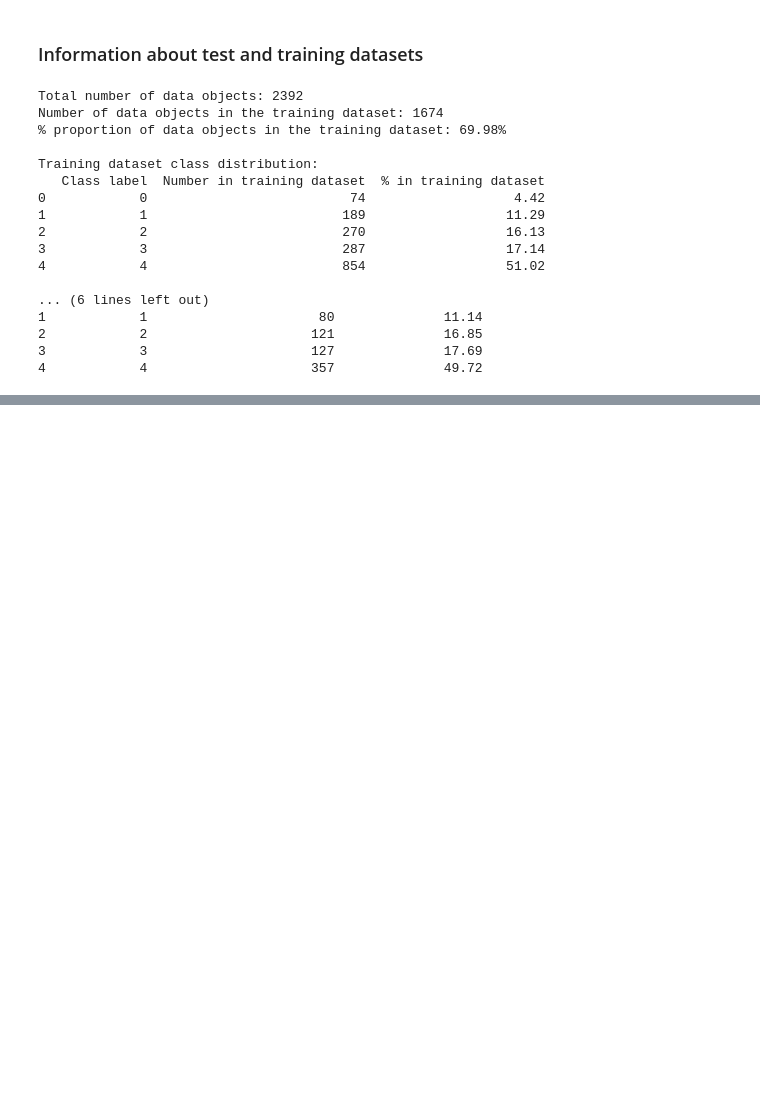
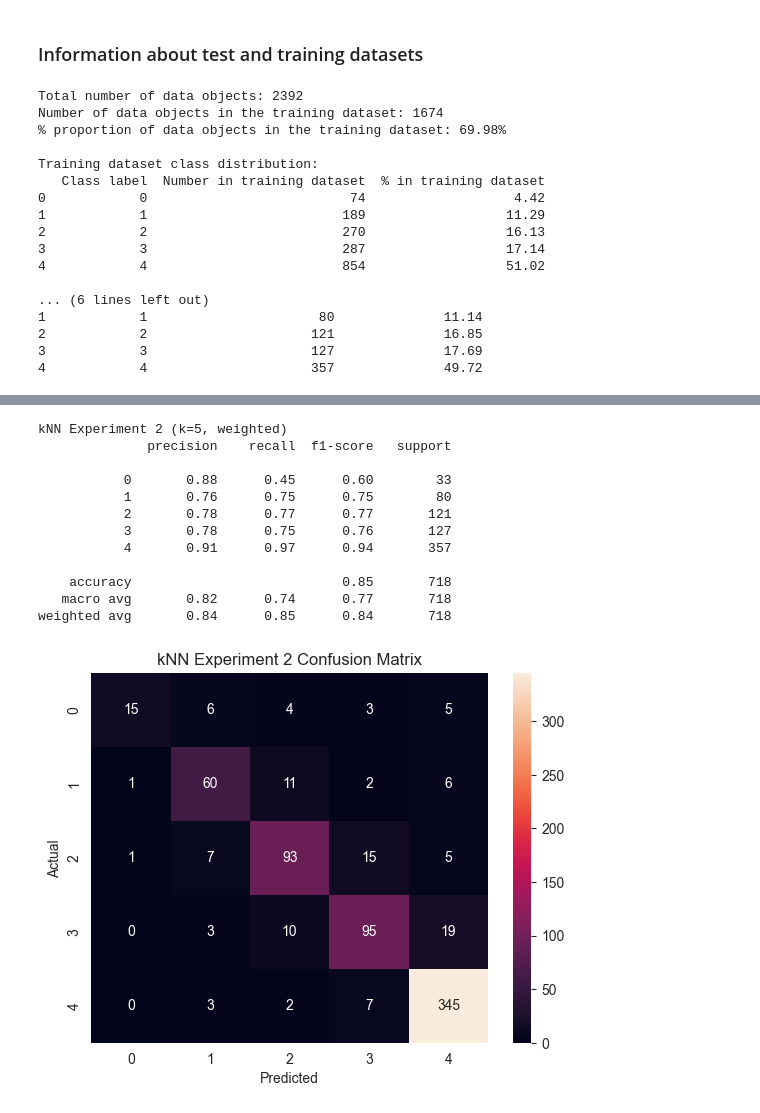
Before and after one commit to Tuncaylctr/machine-learning-assignment-python, a Jupyter notebook: machine_learning_bluprint.ipynb, the cells around one changed output, grey strips where cells are left out. Cells and saved outputs as stored; diff of their text form; code cells hidden in the pictures; blank space fills up the shorter version.

```diff
--- a/machine_learning_bluprint.ipynb
+++ b/machine_learning_bluprint.ipynb
@@ -625,0 +689,27 @@ Training dataset class distribution:
+# %%
+knn2 = KNeighborsClassifier(n_neighbors=5, weights='distance')
+knn2.fit(X_train, y_train)
+y_pred_knn2 = knn2.predict(X_test)
+
+print("kNN Experiment 2 (k=5, weighted)")
+print(classification_report(y_test, y_pred_knn2, zero_division=0))
+
+sns.heatmap(confusion_matrix(y_test, y_pred_knn2), annot=True, fmt='g')
+plt.title("kNN Experiment 2 Confusion Matrix")
+plt.xlabel("Predicted")
+plt.ylabel("Actual")
+plt.show()
+# %% [output]
+kNN Experiment 2 (k=5, weighted)
+              precision    recall  f1-score   support
+
+           0       0.88      0.45      0.60        33
+           1       0.76      0.75      0.75        80
+           2       0.78      0.77      0.77       121
+           3       0.78      0.75      0.76       127
+           4       0.91      0.97      0.94       357
+
+    accuracy                           0.85       718
+   macro avg       0.82      0.74      0.77       718
+weighted avg       0.84      0.85      0.84       718
+[figure, added]
```
Also changed, not shown: parts of 15 cells of this notebook.
